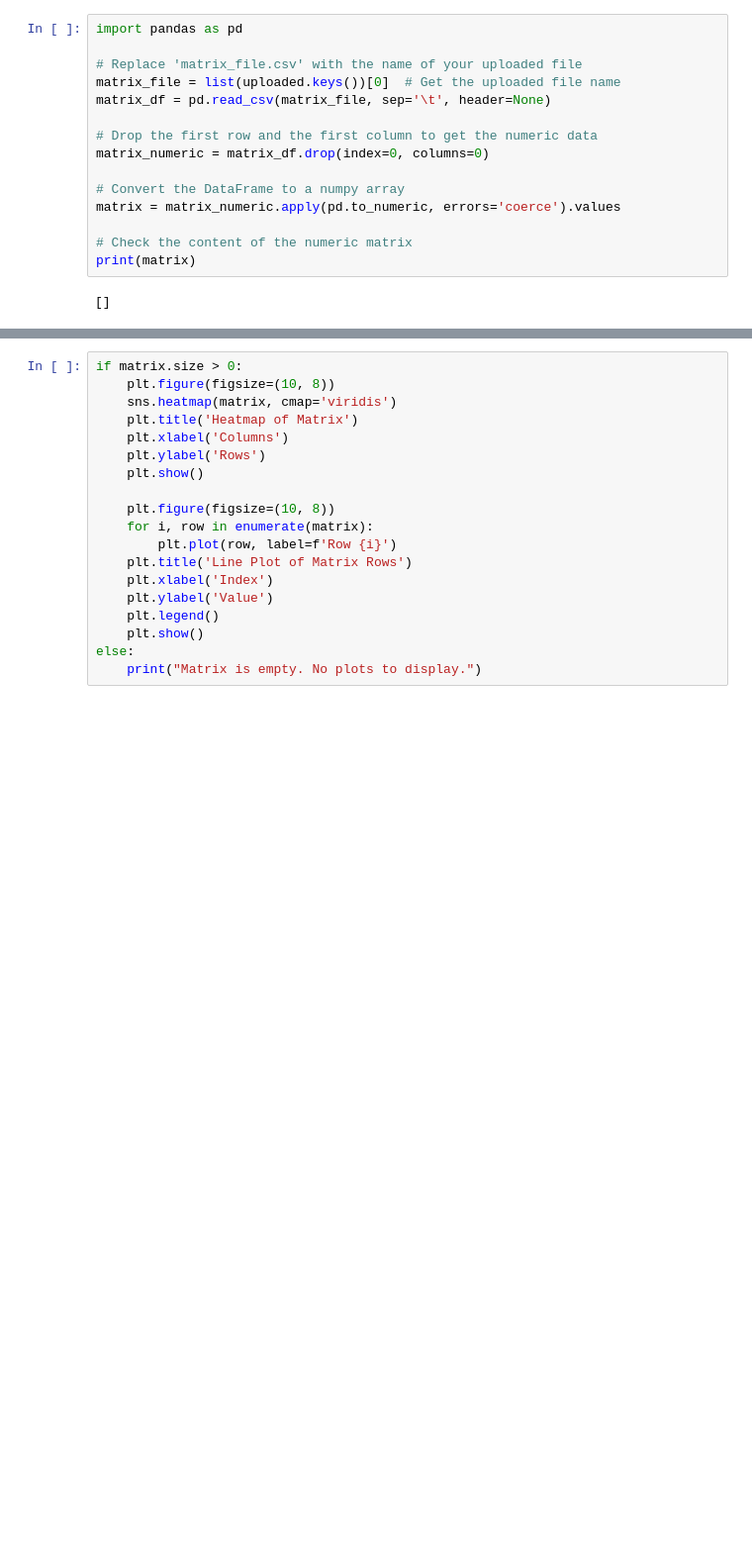
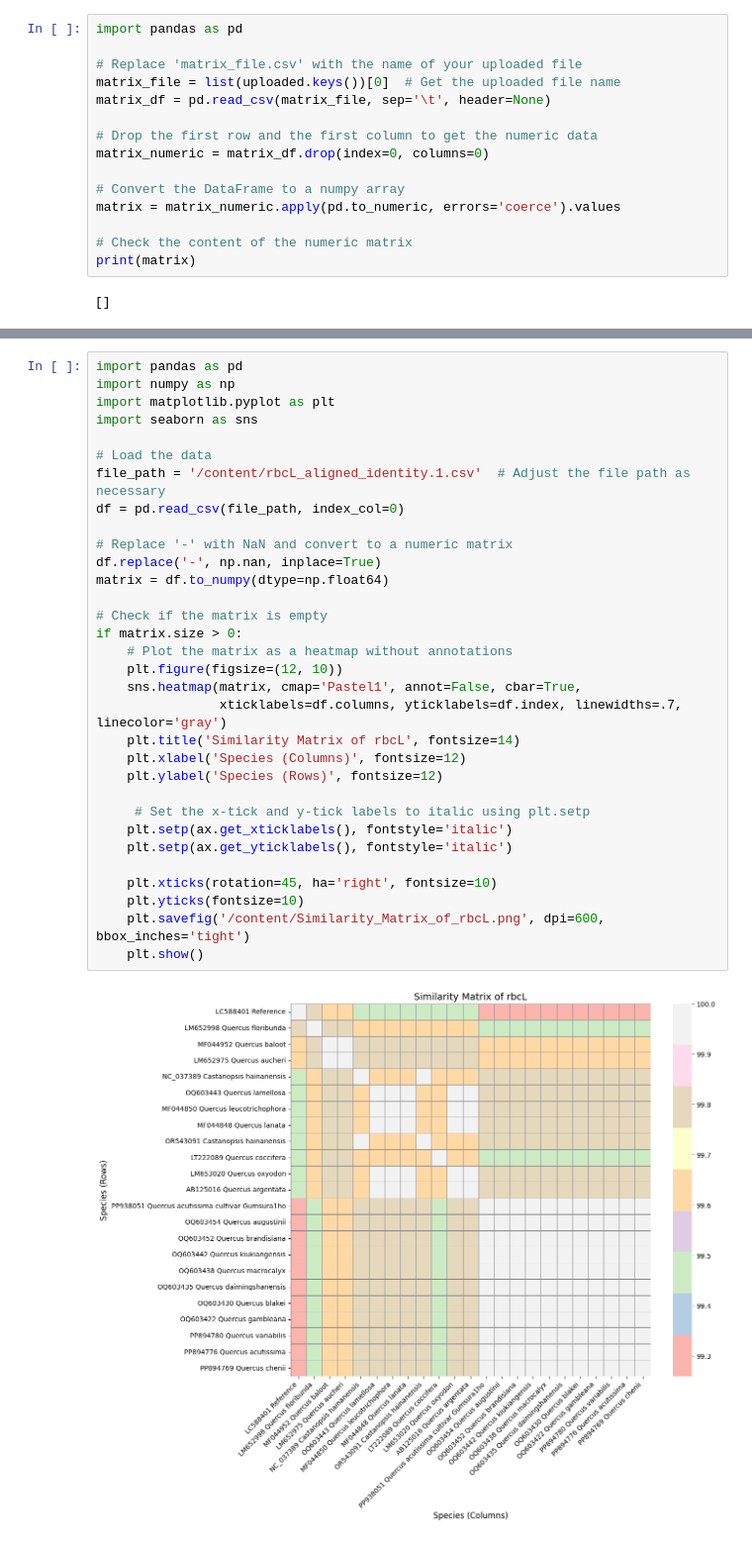
Before and after one commit to Ash100/Phylogeny, a Jupyter notebook: Matrix_Plotting.ipynb, the cells around one changed output, grey strips where cells are left out. Shown at 99% size. Drawn from its saved outputs; the diff is of its cells as text; blank space fills up the shorter version.

```diff
--- a/Matrix_Plotting.ipynb
+++ b/Matrix_Plotting.ipynb
@@ -65,22 +77,37 @@ print(matrix)
-# %%
-if matrix.size > 0:
-    plt.figure(figsize=(10, 8))
-    sns.heatmap(matrix, cmap='viridis')
-    plt.title('Heatmap of Matrix')
-    plt.xlabel('Columns')
-    plt.ylabel('Rows')
-    plt.show()
-
-    plt.figure(figsize=(10, 8))
-    for i, row in enumerate(matrix):
-        plt.plot(row, label=f'Row {i}')
-    plt.title('Line Plot of Matrix Rows')
-    plt.xlabel('Index')
-    plt.ylabel('Value')
-    plt.legend()
-    plt.show()
-else:
-    print("Matrix is empty. No plots to display.")
+# %%
+import pandas as pd
+import numpy as np
+import matplotlib.pyplot as plt
+import seaborn as sns
+
+# Load the data
+file_path = '/content/rbcL_aligned_identity.1.csv'  # Adjust the file path as necessary
+df = pd.read_csv(file_path, index_col=0)
+
+# Replace '-' with NaN and convert to a numeric matrix
+df.replace('-', np.nan, inplace=True)
+matrix = df.to_numpy(dtype=np.float64)
+
+# Check if the matrix is empty
+if matrix.size > 0:
+    # Plot the matrix as a heatmap without annotations
+    plt.figure(figsize=(12, 10))
+    sns.heatmap(matrix, cmap='Pastel1', annot=False, cbar=True,
+                xticklabels=df.columns, yticklabels=df.index, linewidths=.7, linecolor='gray')
+    plt.title('Similarity Matrix of rbcL', fontsize=14)
+    plt.xlabel('Species (Columns)', fontsize=12)
+    plt.ylabel('Species (Rows)', fontsize=12)
+
+     # Set the x-tick and y-tick labels to italic using plt.setp
+    plt.setp(ax.get_xticklabels(), fontstyle='italic')
+    plt.setp(ax.get_yticklabels(), fontstyle='italic')
+
+    plt.xticks(rotation=45, ha='right', fontsize=10)
+    plt.yticks(fontsize=10)
+    plt.savefig('/content/Similarity_Matrix_of_rbcL.png', dpi=600, bbox_inches='tight')
+    plt.show()
+# %% [output]
+[figure, added]
 # %%
 import pandas as pd
 import numpy as np
```
Also changed, not shown: parts of 6 cells of this notebook.
